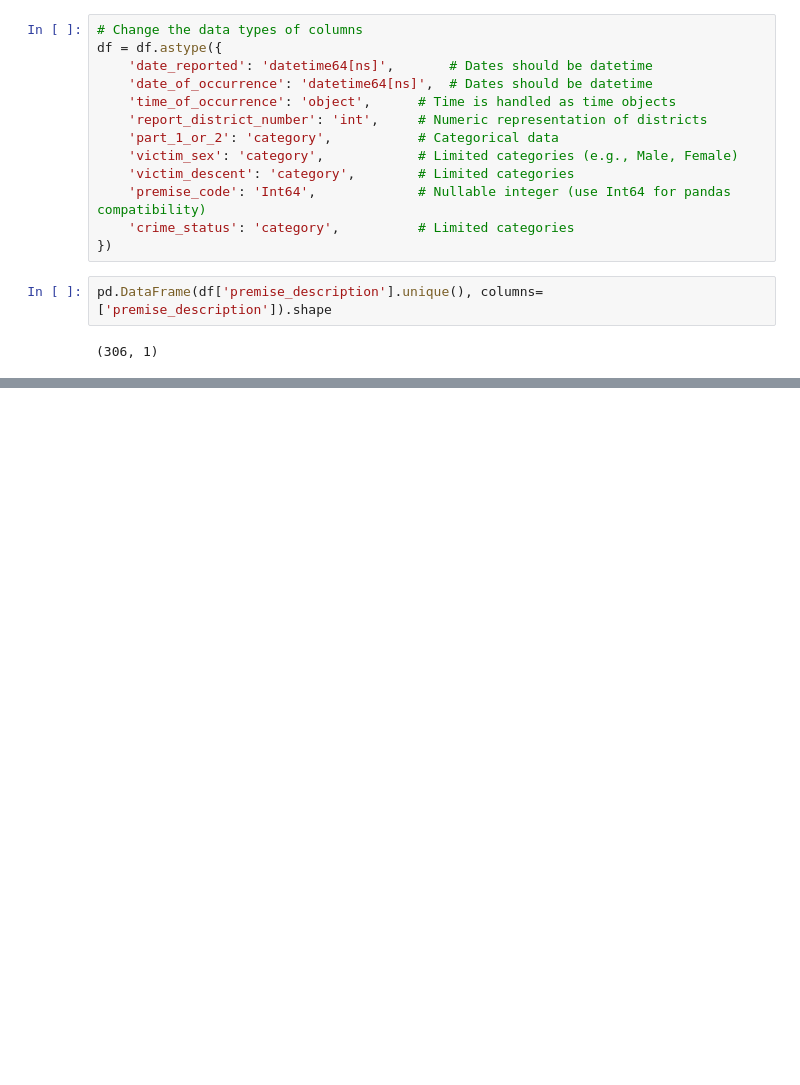
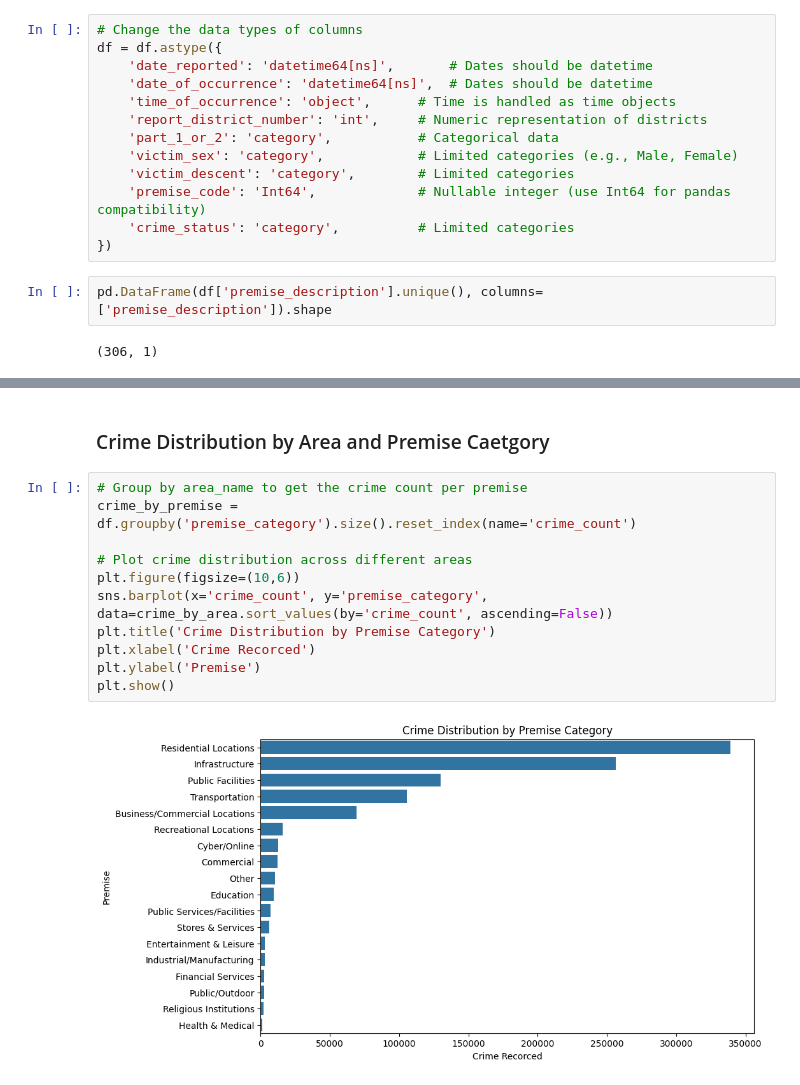
Before and after one commit to safoisgod/DataExploration, a Jupyter notebook: LAPD 2020 -2024 Crime Data Analysis/LAPD 2020 -2024 Crime Data Analysis.ipynb, the cells around one changed output, grey strips where cells are left out. Drawn from its saved outputs; the diff is of its cells as text; blank space fills up the shorter version.

```diff
--- a/LAPD 2020 -2024 Crime Data Analysis/LAPD 2020 -2024 Crime Data Analysis.ipynb
+++ b/LAPD 2020 -2024 Crime Data Analysis/LAPD 2020 -2024 Crime Data Analysis.ipynb
@@ -530,0 +569,15 @@ array(['CYBERSPACE', 'WEBSITE', 'GARAGE/CARPORT',
+# %% [markdown]
+### Crime Distribution by Area and Premise Caetgory
+# %%
+# Group by area_name to get the crime count per premise
+crime_by_premise = df.groupby('premise_category').size().reset_index(name='crime_count')
+
+# Plot crime distribution across different areas
+plt.figure(figsize=(10,6))
+sns.barplot(x='crime_count', y='premise_category', data=crime_by_area.sort_values(by='crime_count', ascending=False))
+plt.title('Crime Distribution by Premise Category')
+plt.xlabel('Crime Recorced')
+plt.ylabel('Premise')
+plt.show()
+# %% [output]
+[figure, added]
```
Also changed, not shown: parts of 22 cells of this notebook.
